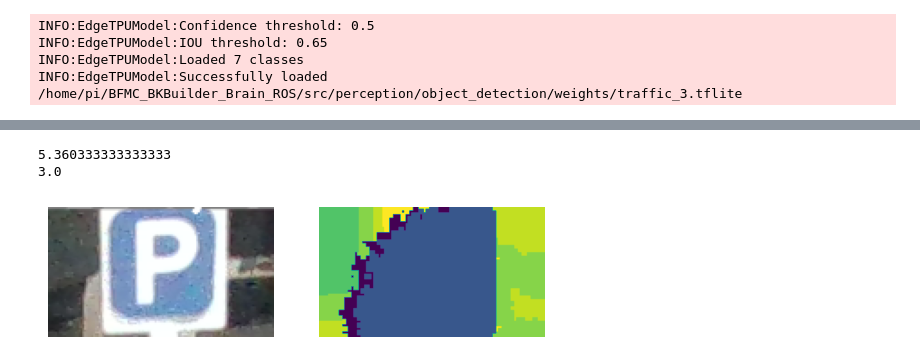
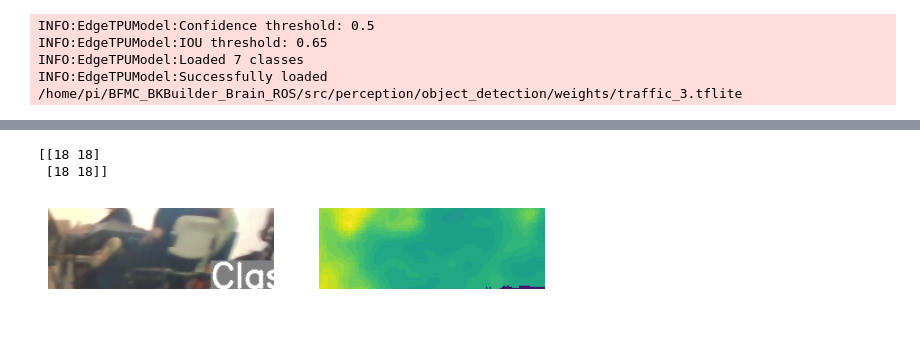
Before and after one commit to MMN0208/BFMC_BKBuilder_Brain_ROS, a Jupyter notebook: src/perception/testobject.ipynb, the cells around one changed output, grey strips where cells are left out. Saved outputs shown, nothing was run; the diff lists cells and outputs as text; code cells hidden in the pictures; blank space fills up the shorter version.

```diff
--- a/src/perception/testobject.ipynb
+++ b/src/perception/testobject.ipynb
@@ -5,5 +5,5 @@ import matplotlib.pyplot as plt
 from object_detection.network.edgetpumodel import EdgeTPUModel
 from object_detection.network.utils import plot_one_box, Colors, get_image_tensor, xyxy2xywh
 # %%
-img = cv2.imread('/home/pi/new_test/image:0.png')
+img = cv2.imread('/home/pi/new_test/image_cn:0.png')
 depth = cv2.imread('/home/pi/new_test/depth:0.png', cv2.IMREAD_GRAYSCALE)
@@ -61,3 +61,9 @@ print(box[0], box[1])
+# %%
+def crop_center(img,cropx,cropy):
+    y,x = img.shape
+    startx = x//2-(cropx//2)
+    starty = y//2-(cropy//2)
+    return img[starty:starty+cropy,startx:startx+cropx]
 # %%
 for i in range(len(box)):
     d = depth[int(box[i][1]):int(box[i][3]), int(box[i][0]):int(box[i][2])]
@@ -79,18 +90,18 @@ for i in range(len(box)):
 # %%
-scale_x = 700
-scale_x1 = 825
+scale_x = 400
+scale_x1 = 600
 scale_y = 8
 scale_y1 = 80
-t_d = depth[ scale_y:scale_y1, scale_x:scale_x1]
-t_i = out[ scale_y:scale_y1, scale_x:scale_x1 ]
+t_d = depth[scale_y:scale_y1, scale_x:scale_x1]
+t_i = out[scale_y:scale_y1, scale_x:scale_x1 ]
 f, ax = plt.subplots(1,2)
 ax[0].axis('off')
 ax[0].imshow(t_i)
 ax[1].axis('off')
 ax[1].imshow(t_d)
-print(t_d.mean())
-print(np.median(t_d))
+t_d_ = crop_center(t_d,2,2)
+print(t_d_)
 # %% [output]
-5.360333333333333
-3.0
+[[18 18]
+ [18 18]]
-[figure, old version]
+[figure, new version]
```
Also changed, not shown: parts of 7 cells of this notebook, 14 other files.
